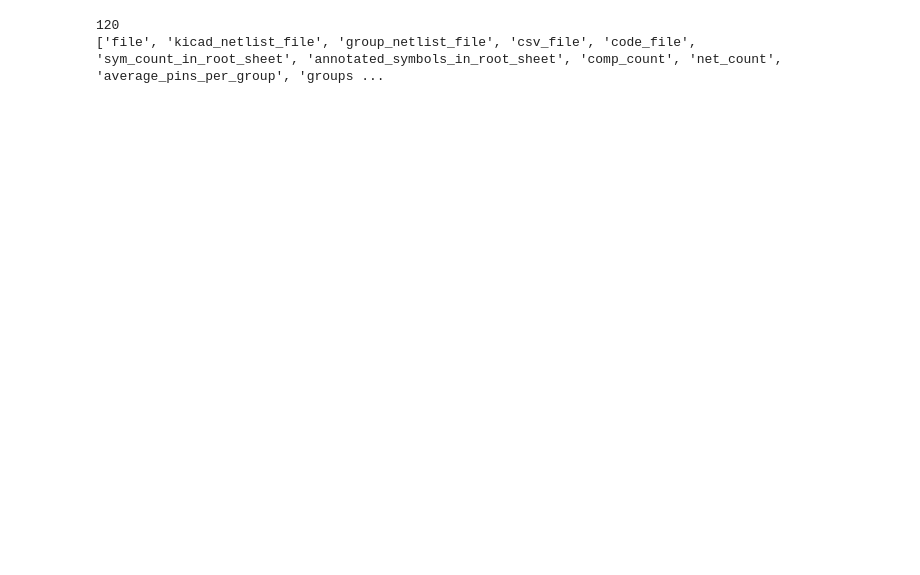
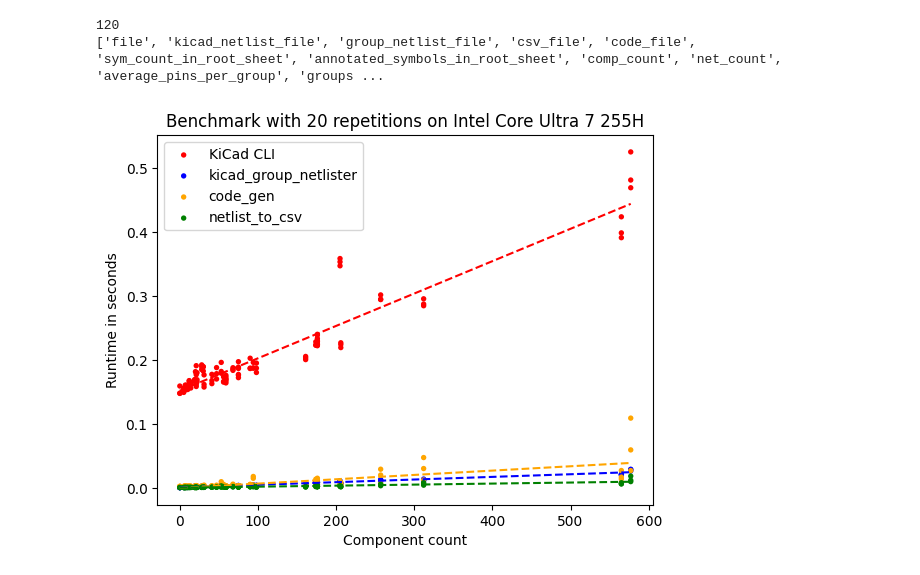
Before and after one commit to DLR-RY/kicad_firmware_generation, a Jupyter notebook: analysis.ipynb, the cells around one changed output. Drawn from its saved outputs; the diff is of its cells as text; code cells hidden in the pictures; blank space fills up the shorter version.

```diff
--- a/analysis.ipynb
+++ b/analysis.ipynb
@@ -28,31 +28,33 @@ def get_line(x):
 
 fig, ax = plt.subplots()
 scale = 15
 
-full = False
+full = True
 
 
 ax.scatter(comp_count, kicad_cli, c="red", s=scale, label="KiCad CLI", edgecolors='none')
 ax.plot(comp_count, get_line(kicad_cli), '--', color="red")
 
 if full:
     ax.scatter(comp_count, kicad_group_netlister, c="blue", s=scale, label="kicad_group_netlister", edgecolors='none')
     ax.plot(comp_count, get_line(kicad_group_netlister), '--', color="blue")
 
     ax.scatter(comp_count, code_gen, c="orange", s=scale, label="code_gen", edgecolors='none')
     ax.plot(comp_count, get_line(code_gen), '--', color="orange")
 
     ax.scatter(comp_count, netlist_to_csv, c="green", s=scale, label="netlist_to_csv", edgecolors='none')
     ax.plot(comp_count, get_line(netlist_to_csv), '--', color="green")
 else:
     ax.scatter(comp_count, full_code_gen, c="blue", s=scale, label="Our Tool (Group Netlist to C++)", edgecolors='none')
     ax.plot(comp_count, get_line(full_code_gen), '--', color="blue")
 
 
 plt.title("Benchmark with 20 repetitions on Intel Core Ultra 7 255H")
 plt.xlabel("Component count")
 plt.ylabel("Runtime in seconds")
 ax.legend()
 
 plt.savefig(f"synth_results_{'full' if full else 'combined'}.svg")
 plt.show()
+# %% [output]
+[figure, added]
```
Also changed, not shown: 2 other files.
